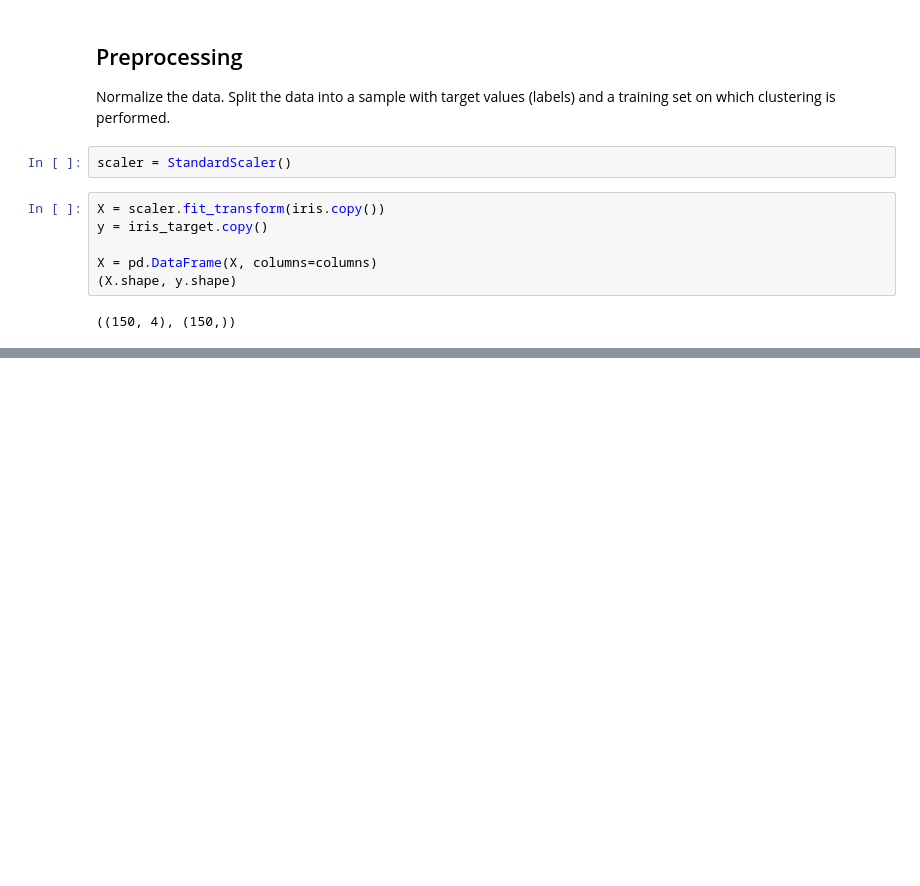
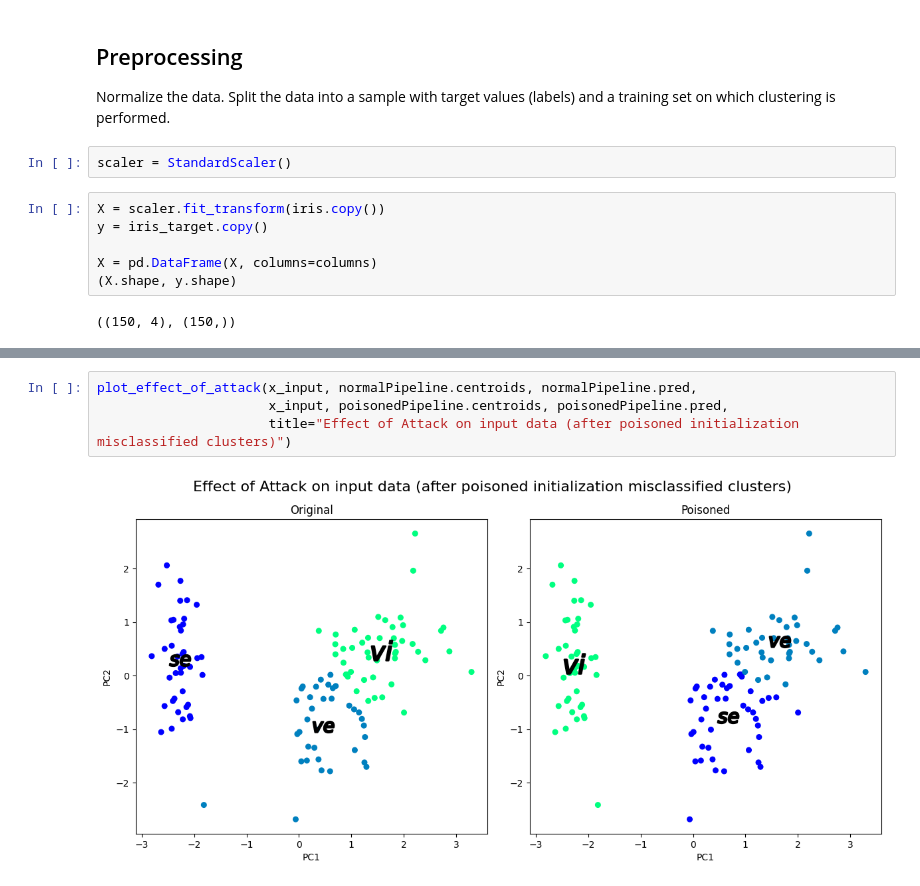
Before and after one commit to Poison-Cluster/poison-cluster, a Jupyter notebook: synthetic_injection/exploit_semi_supervised_KMeans.ipynb, the cells around one changed output, grey strips where cells are left out. Cells and saved outputs as stored; diff of their text form; blank space fills up the shorter version.

```diff
--- a/synthetic_injection/exploit_semi_supervised_KMeans.ipynb
+++ b/synthetic_injection/exploit_semi_supervised_KMeans.ipynb
@@ -164,0 +214,6 @@ The label flipping in this semi-supervised approach causes drastical changes in
+# %%
+plot_effect_of_attack(x_input, normalPipeline.centroids, normalPipeline.pred,
+                      x_input, poisonedPipeline.centroids, poisonedPipeline.pred,
+                      title="Effect of Attack on input data (after poisoned initialization misclassified clusters)")
+# %% [output]
+[figure, added]
```
Also changed, not shown: parts of 24 cells of this notebook.
